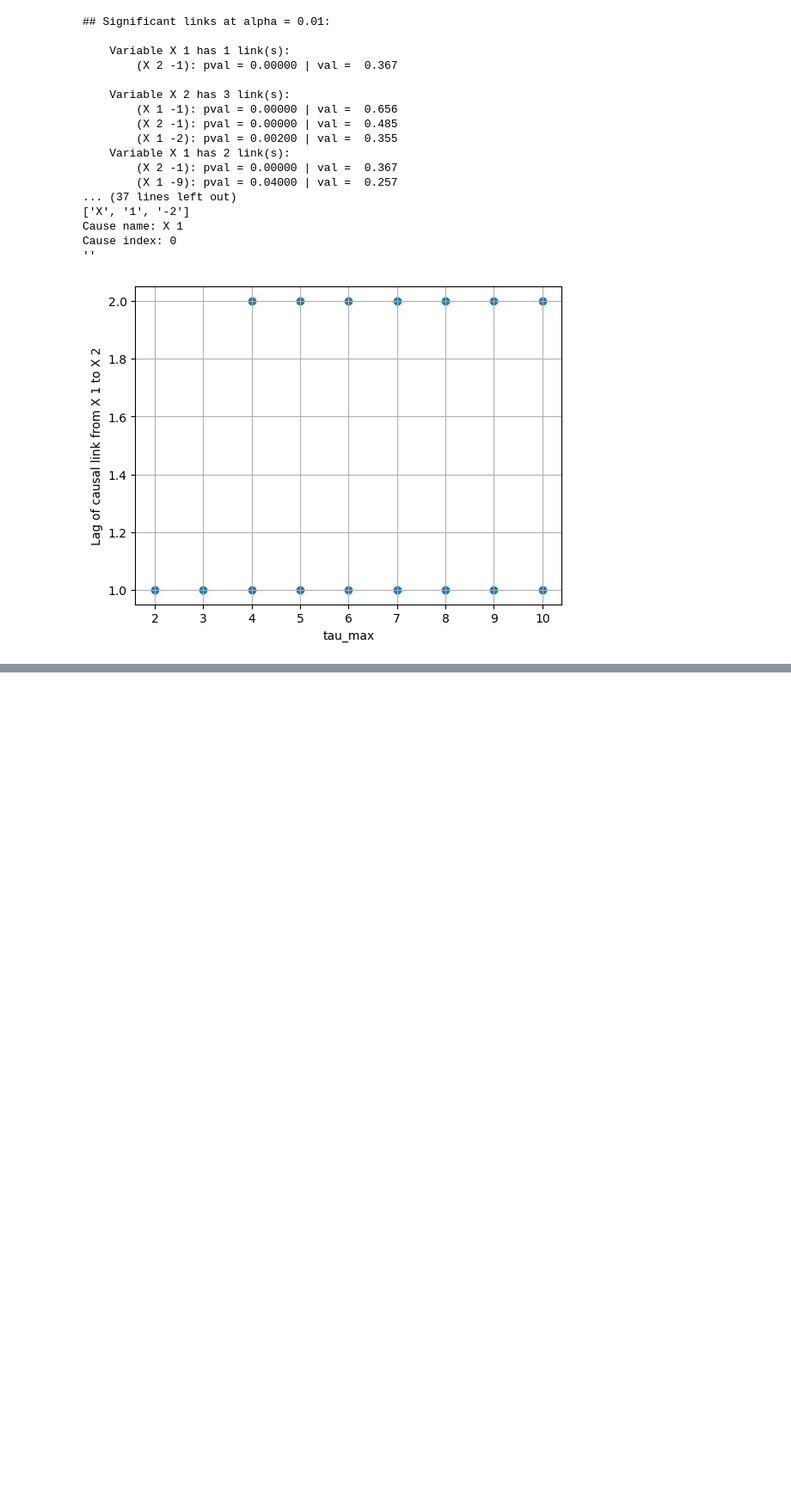
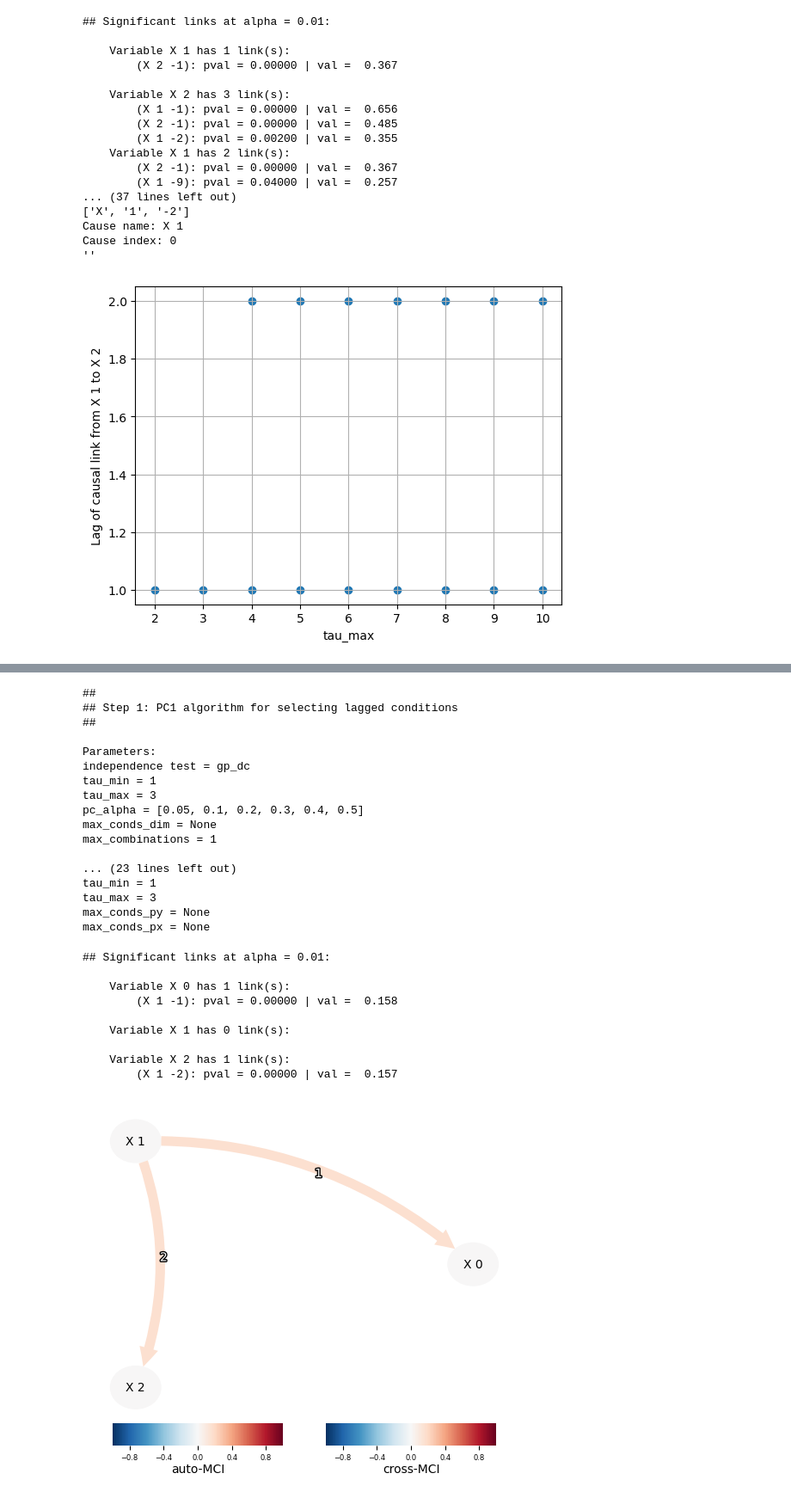
Before and after one commit to Peisong-Zheng/DO_causality, a Jupyter notebook: lag_test_nonlinear.ipynb, the cells around one changed output, grey strips where cells are left out. Shown: that part at 86% size. Drawn from its saved outputs; the diff is of its cells as text; code cells hidden in the pictures; blank space fills up the shorter version.

```diff
--- a/lag_test_nonlinear.ipynb
+++ b/lag_test_nonlinear.ipynb
@@ -317,0 +401,43 @@ Cause index: 0
+# %%
+
+pcmci.verbosity = 1
+tau_min=1
+tau_max=3
+results = pcmci.run_pcmci(tau_max=tau_max, tau_min=tau_min, pc_alpha=None, alpha_level=0.01)
+
+tp.plot_graph(
+    val_matrix=results['val_matrix'],
+    graph=results['graph'],
+    var_names=var_names,
+    link_colorbar_label='cross-MCI',
+    node_colorbar_label='auto-MCI',
+    show_autodependency_lags=False
+    ); plt.show()
+# %% [output]
+##
+## Step 1: PC1 algorithm for selecting lagged conditions
+##
+
+Parameters:
+independence test = gp_dc
+tau_min = 1
+tau_max = 3
+pc_alpha = [0.05, 0.1, 0.2, 0.3, 0.4, 0.5]
+max_conds_dim = None
+max_combinations = 1
+
+... (23 lines left out)
+tau_min = 1
+tau_max = 3
+max_conds_py = None
+max_conds_px = None
+## Significant links at alpha = 0.01:
+
+    Variable X 0 has 1 link(s):
+        (X 1 -1): pval = 0.00000 | val =  0.158
+
+    Variable X 1 has 0 link(s):
+
+    Variable X 2 has 1 link(s):
+        (X 1 -2): pval = 0.00000 | val =  0.157
+[figure, added]
```
Also changed, not shown: parts of 5 cells of this notebook.
